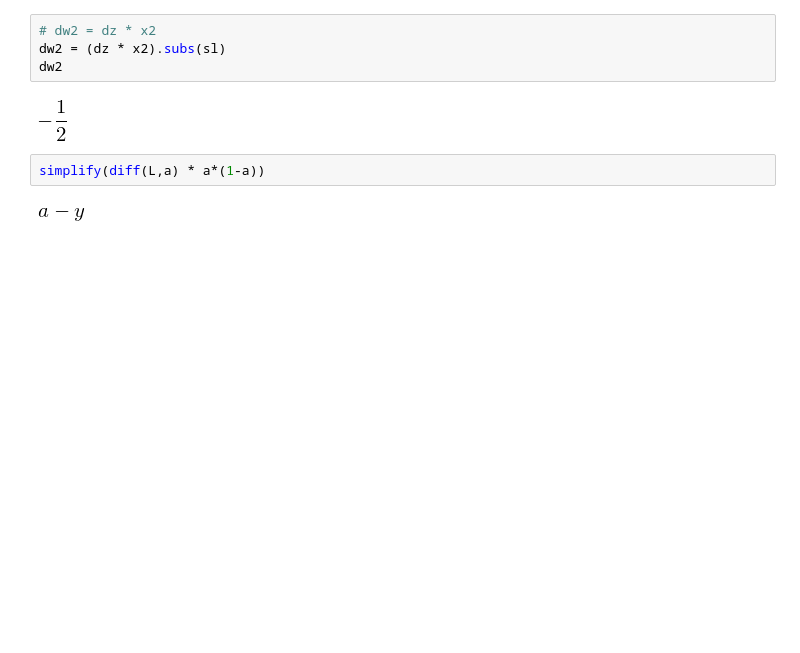
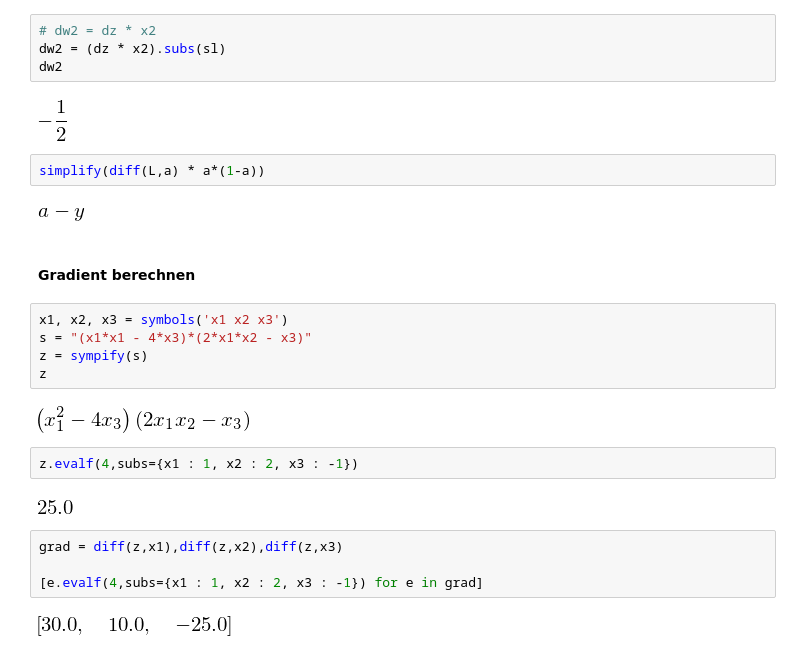
Before and after one commit to ktheu/KursNotebooks, a Jupyter notebook: 710_sympy.ipynb, the cells around one changed output. Drawn from its saved outputs; the diff is of its cells as text; blank space fills up the shorter version.

```diff
--- a/710_sympy.ipynb
+++ b/710_sympy.ipynb
@@ -240,3 +240,22 @@ dw2
 simplify(diff(L,a) * a*(1-a))
 # %% [output]
 [figure]
+# %% [markdown]
+#### Gradient berechnen
+# %%
+x1, x2, x3 = symbols('x1 x2 x3')
+s = "(x1*x1 - 4*x3)*(2*x1*x2 - x3)"
+z = sympify(s)
+z
+# %% [output]
+[figure, added]
+# %%
+z.evalf(4,subs={x1 : 1, x2 : 2, x3 : -1})
+# %% [output]
+[figure, added]
+# %%
+grad = diff(z,x1),diff(z,x2),diff(z,x3)
+
+[e.evalf(4,subs={x1 : 1, x2 : 2, x3 : -1}) for e in grad]
+# %% [output]
+[figure, added]
```
Also changed, not shown: 19 other files.
